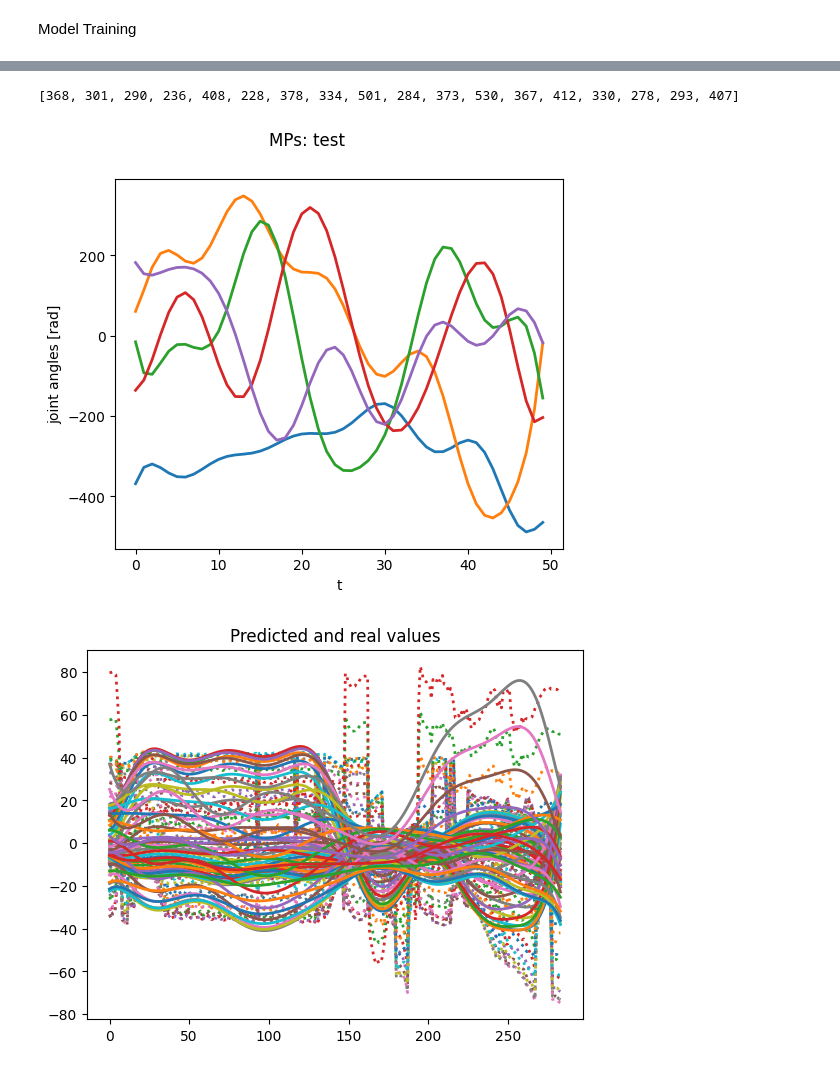
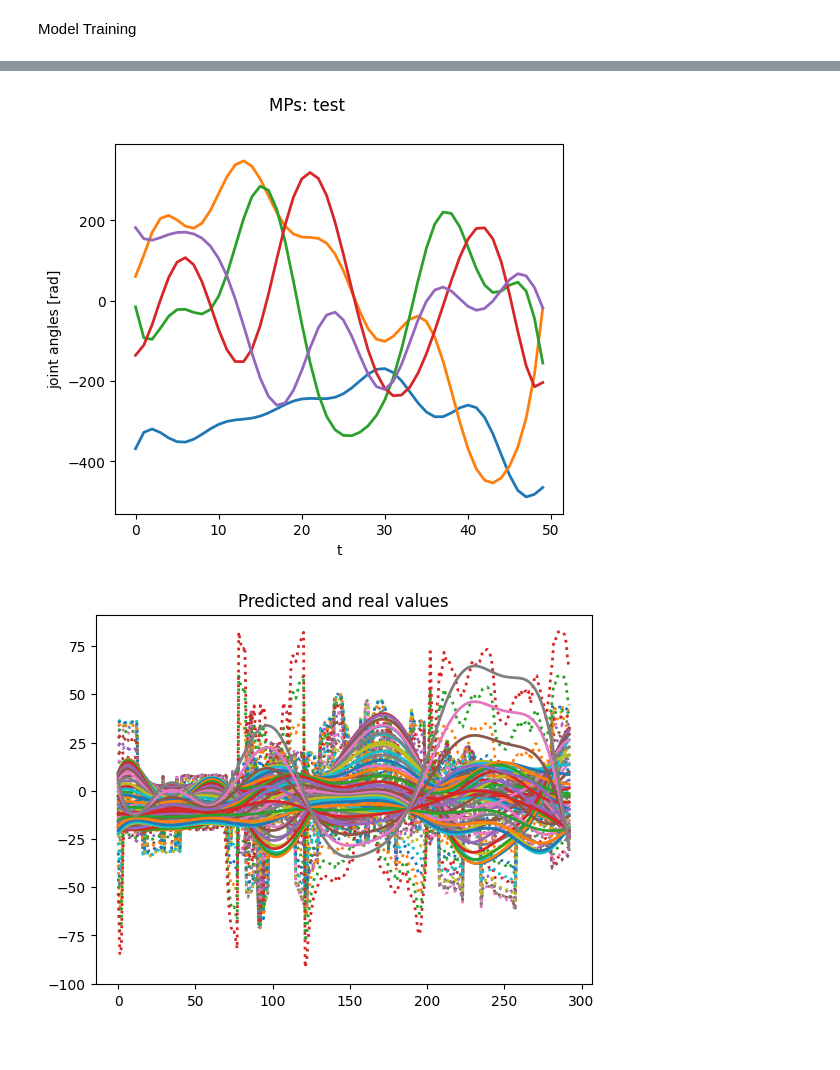
Before and after one commit to arefefarah/Movement_Recognition, a Jupyter notebook: movement_primitives/Code/TMP model/3_model_training.ipynb, the cells around one changed output, grey strips where cells are left out. Cells and saved outputs as stored; diff of their text form; code cells hidden in the pictures.

```diff
--- a/movement_primitives/Code/TMP model/3_model_training.ipynb
+++ b/movement_primitives/Code/TMP model/3_model_training.ipynb
@@ -93,29 +95,25 @@ Learning step 135 at P= -35300074780.52549 , VAF= 0.4275977428405533 , rel. grad
 Learning step 136 at P= -35299958117.25452 , VAF= 0.4276020139861797 , rel. gradient length= 0.0029545733491645153
 Learning step 137 at P= -35299947422.261086 , VAF= 0.42759474092744376 , rel. gradient length= 0.0002983425791101904
 # %%
-# Make predictions
-segment_lengths = [segment.shape[1] for segment in processed_data2]
-predictions2 = model2.predict(segment_lengths,as_numpy=True)
-print(segment_lengths)
 
 plot_mp(torch.stack(list(model2.MPs)),"test")
 # %% [output]
-[368, 301, 290, 236, 408, 228, 378, 334, 501, 284, 373, 530, 367, 412, 330, 278, 293, 407]
 [figure]
 # %%
+
 # Make predictions
 segment_lengths = [segment.shape[1] for segment in processed_data2]
 predictions2 = model2.predict(segment_lengths,as_numpy=True)
-index = 9
+index = 16
 real = processed_data2[index]
 for i in range(real.shape[0]):
     plt.plot(real[i], linewidth=2, linestyle="dotted",label="data")
 predicted = predictions2[index]
 for i in range(predicted.shape[0]):
    plt.plot(predicted[i], linewidth=2,label="model")
 plt.title("Predicted and real values")
 # plt.legend()
 plt.show()
 # %% [output]
-[figure, old version]
+[figure, new version]
 # %%
```
Also changed, not shown: parts of 11 cells of this notebook, 7 other files.
